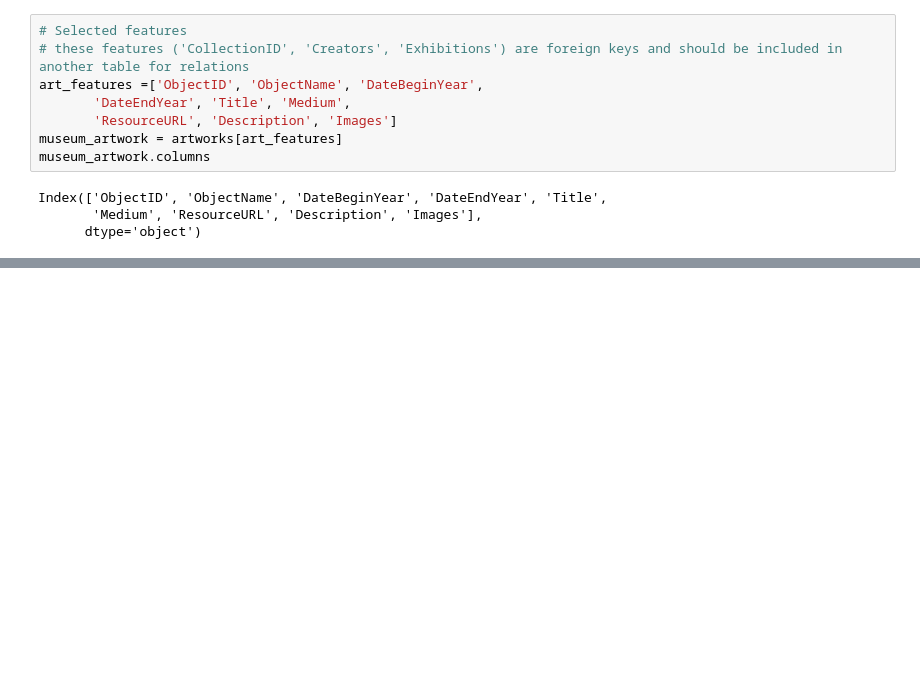
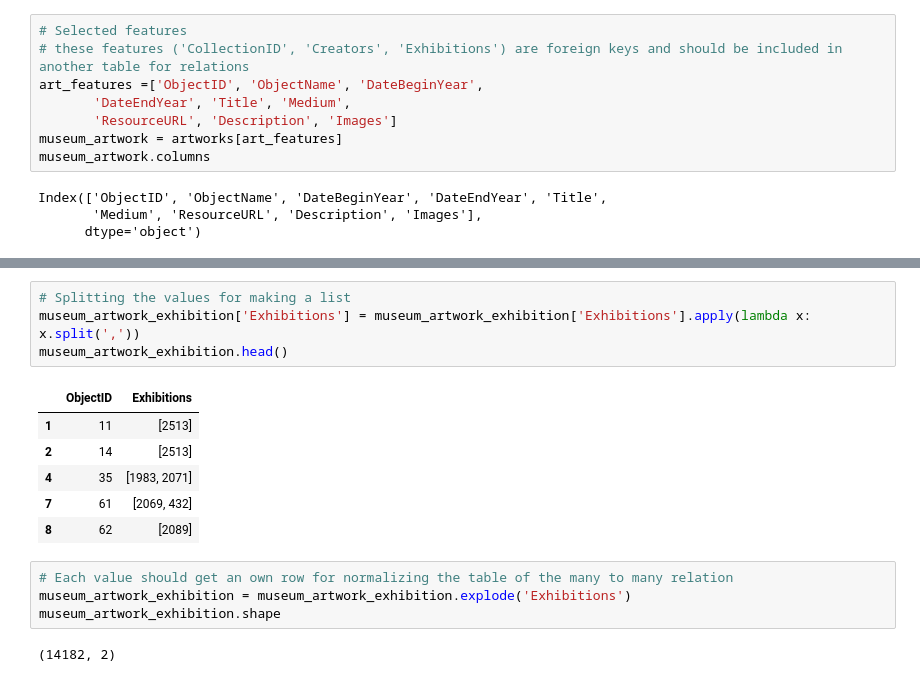
Before and after one commit to elkoko22/Algorithm-Design-on-the-Walters-Art-Museum, a Jupyter notebook: datapreprocessing.ipynb, the cells around one changed output, grey strips where cells are left out. Saved outputs shown, nothing was run; the diff lists cells and outputs as text; blank space fills up the shorter version.

```diff
--- a/datapreprocessing.ipynb
+++ b/datapreprocessing.ipynb
@@ -89,0 +114,17 @@ Index(['ObjectID', 'ObjectName', 'DateBeginYear', 'DateEndYear', 'Title',
+# %%
+# Splitting the values for making a list
+museum_artwork_exhibition['Exhibitions'] = museum_artwork_exhibition['Exhibitions'].apply(lambda x: x.split(','))
+museum_artwork_exhibition.head()
+# %% [output]
+|  | ObjectID | Exhibitions |
+| 1 | 11 | [2513] |
+| 2 | 14 | [2513] |
+| 4 | 35 | [1983, 2071] |
+| 7 | 61 | [2069, 432] |
+| 8 | 62 | [2089] |
+# %%
+# Each value should get an own row for normalizing the table of the many to many relation
+museum_artwork_exhibition = museum_artwork_exhibition.explode('Exhibitions')
+museum_artwork_exhibition.shape
+# %% [output]
+(14182, 2)
```
Also changed, not shown: parts of 10 cells of this notebook.
